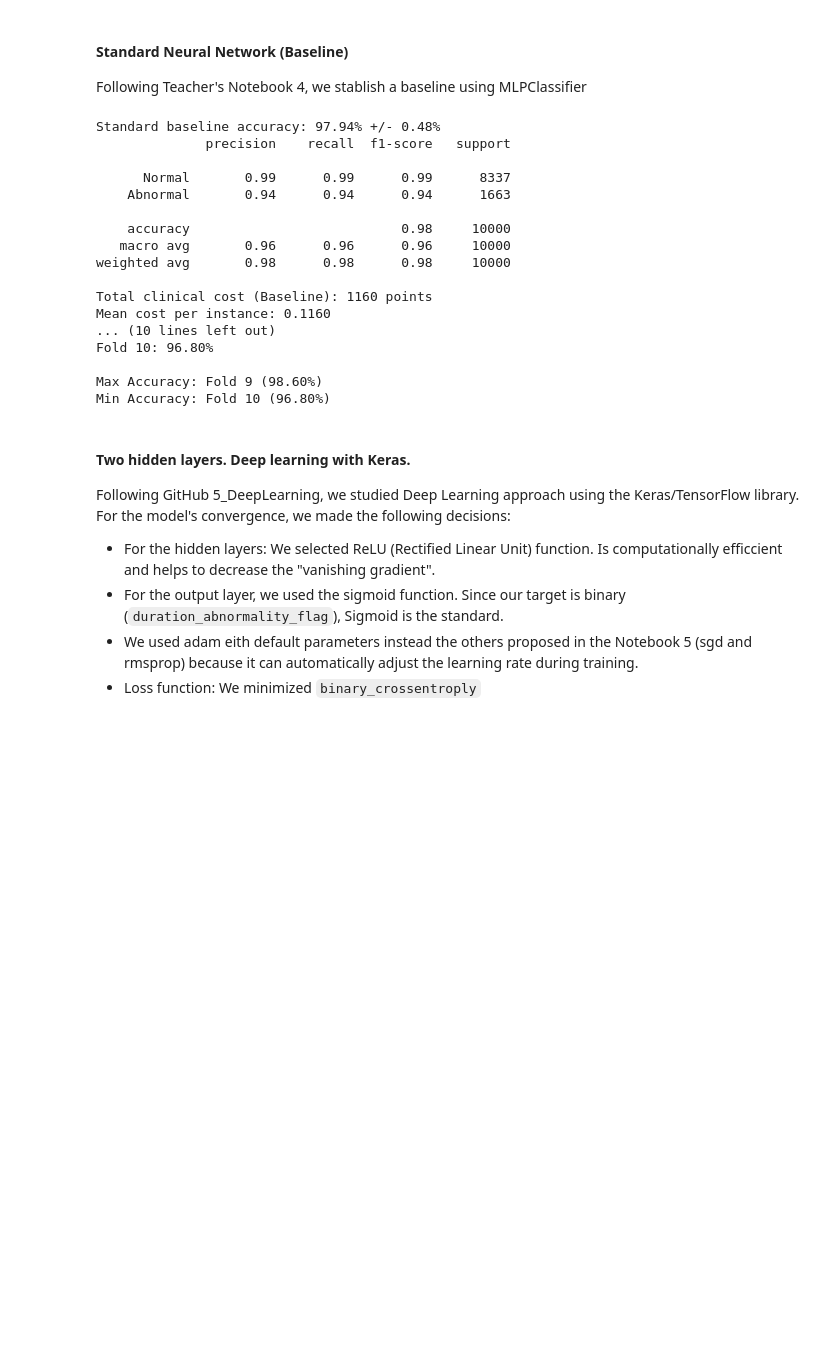
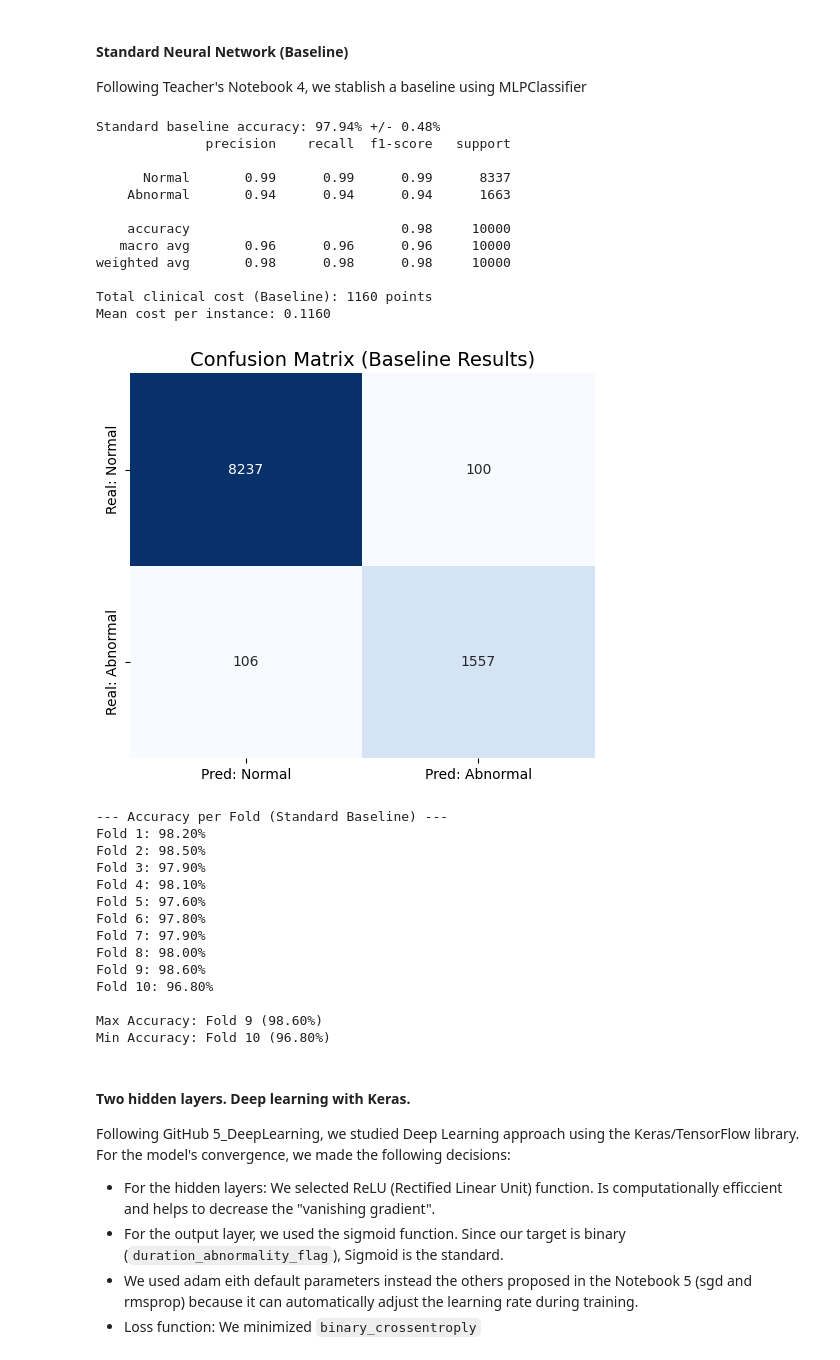
Before and after one commit to nataliagdorado/MachineLearningMenstrualIrregularities, a Jupyter notebook: Notebook_2_Experimental_design_and_model_training.ipynb, the cells around one changed output. Saved outputs shown, nothing was run; the diff lists cells and outputs as text; code cells hidden in the pictures; blank space fills up the shorter version.

```diff
--- a/Notebook_2_Experimental_design_and_model_training.ipynb
+++ b/Notebook_2_Experimental_design_and_model_training.ipynb
@@ -983,6 +983,8 @@ from sklearn.preprocessing import StandardScaler
 from sklearn.pipeline import make_pipeline
 from sklearn.model_selection import cross_val_score, cross_val_predict
 from sklearn.metrics import classification_report, confusion_matrix
+import seaborn as sns
+import matplotlib.pyplot as plt
 
 # simple baseline: 1 hidden layer with 10 neurons
 # we use a pipeline for scaling to avoid data leakage during cv
@@ -1002,41 +1004,58 @@ y_pred_cv = cross_val_predict(mlp_baseline, X1, y1, cv=cv_strategy)
 # CAMBIO: Usamos y1
 print(f"Standard baseline accuracy: {scores.mean()*100:.2f}% +/- {scores.std()*100:.2f}%")
 print(classification_report(y1, y_pred_cv, target_names=['Normal', 'Abnormal']))
+cm = confusion_matrix(y1, y_pred_cv)
 
 # i call to the function of the 1.3. section of this notebook.
 # we will use this in next chapter
 # CAMBIO: Usamos y1
 total_cost_baseline = clinical_cost_loss(y1, y_pred_cv)
 
 print(f"Total clinical cost (Baseline): {total_cost_baseline} points")
 # CAMBIO: Usamos len(y1)
 print(f"Mean cost per instance: {total_cost_baseline / len(y1):.4f}")
+plt.figure(figsize=(6, 5))
+sns.heatmap(cm, annot=True, fmt='d', cmap='Blues', cbar=False,
+            xticklabels=['Pred: Normal', 'Pred: Abnormal'],
+            yticklabels=['Real: Normal', 'Real: Abnormal'])
+plt.title('Confusion Matrix (Baseline Results)', fontsize=14)
+plt.show()
 
 print("--- Accuracy per Fold (Standard Baseline) ---")
 for i, acc in enumerate(scores):
     print(f"Fold {i+1}: {acc*100:.2f}%")
 
 # max min
 print(f"\nMax Accuracy: Fold {scores.argmax()+1} ({scores.max()*100:.2f}%)")
 print(f"Min Accuracy: Fold {scores.argmin()+1} ({scores.min()*100:.2f}%)")
 # %% [output]
 Standard baseline accuracy: 97.94% +/- 0.48%
               precision    recall  f1-score   support
 
       Normal       0.99      0.99      0.99      8337
     Abnormal       0.94      0.94      0.94      1663
 
     accuracy                           0.98     10000
    macro avg       0.96      0.96      0.96     10000
 weighted avg       0.98      0.98      0.98     10000
 
 Total clinical cost (Baseline): 1160 points
 Mean cost per instance: 0.1160
-... (10 lines left out)
-Fold 10: 96.80%
-
-Max Accuracy: Fold 9 (98.60%)
-Min Accuracy: Fold 10 (96.80%)
+[figure, added]
+--- Accuracy per Fold (Standard Baseline) ---
+Fold 1: 98.20%
+Fold 2: 98.50%
+Fold 3: 97.90%
+Fold 4: 98.10%
+Fold 5: 97.60%
+Fold 6: 97.80%
+Fold 7: 97.90%
+Fold 8: 98.00%
+Fold 9: 98.60%
+Fold 10: 96.80%
+
+Max Accuracy: Fold 9 (98.60%)
+Min Accuracy: Fold 10 (96.80%)
 # %% [markdown]
 #### Two hidden layers. Deep learning with Keras.
 Following GitHub 5_DeepLearning, we studied Deep Learning approach using the Keras/TensorFlow library. For the model's convergence, we made the following decisions:
```
Also changed, not shown: parts of 3 cells of this notebook.
